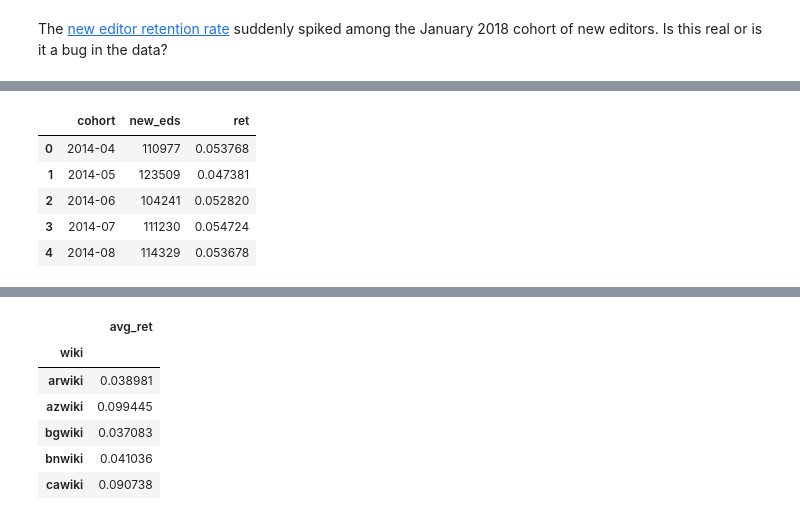
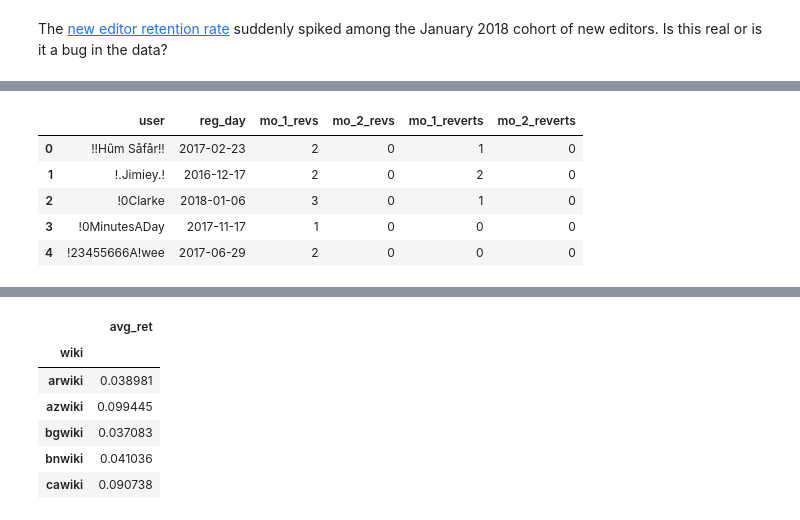
Before and after one commit to wikimedia-research/2018-01-new-editor-retention-analysis, a Jupyter notebook: analysis.ipynb, the cells around one changed output, grey strips where cells are left out. Saved outputs shown, nothing was run; the diff lists cells and outputs as text; code cells hidden in the pictures.

```diff
--- a/analysis.ipynb
+++ b/analysis.ipynb
@@ -3,10 +69,10 @@ The [new editor retention rate](https://meta.wikimedia.org/wiki/Research:Survivi
 # %%
-glob_ret = pd.read_table("data/adl_global_monthly_retention.tsv")
-glob_ret.head()
+adl_en_new = pd.read_table("data/adl_enwiki_new_eds.tsv", parse_dates = ["reg_day"])
+adl_en_new.head()
 # %% [output]
-|  | cohort | new_eds | ret |
-| 0 | 2014-04 | 110977 | 0.053768 |
-| 1 | 2014-05 | 123509 | 0.047381 |
-| 2 | 2014-06 | 104241 | 0.052820 |
-| 3 | 2014-07 | 111230 | 0.054724 |
-| 4 | 2014-08 | 114329 | 0.053678 |
+|  | user | reg_day | mo_1_revs | mo_2_revs | mo_1_reverts | mo_2_reverts |
+| 0 | !!Hûm Såfår!! | 2017-02-23 | 2 | 0 | 1 | 0 |
+| 1 | !.Jimiey.! | 2016-12-17 | 2 | 0 | 2 | 0 |
+| 2 | !0Clarke | 2018-01-06 | 3 | 0 | 1 | 0 |
+| 3 | !0MinutesADay | 2017-11-17 | 1 | 0 | 0 | 0 |
+| 4 | !23455666A!wee | 2017-06-29 | 2 | 0 | 0 | 0 |
```
Also changed, not shown: parts of 42 cells of this notebook, 3 other files.
